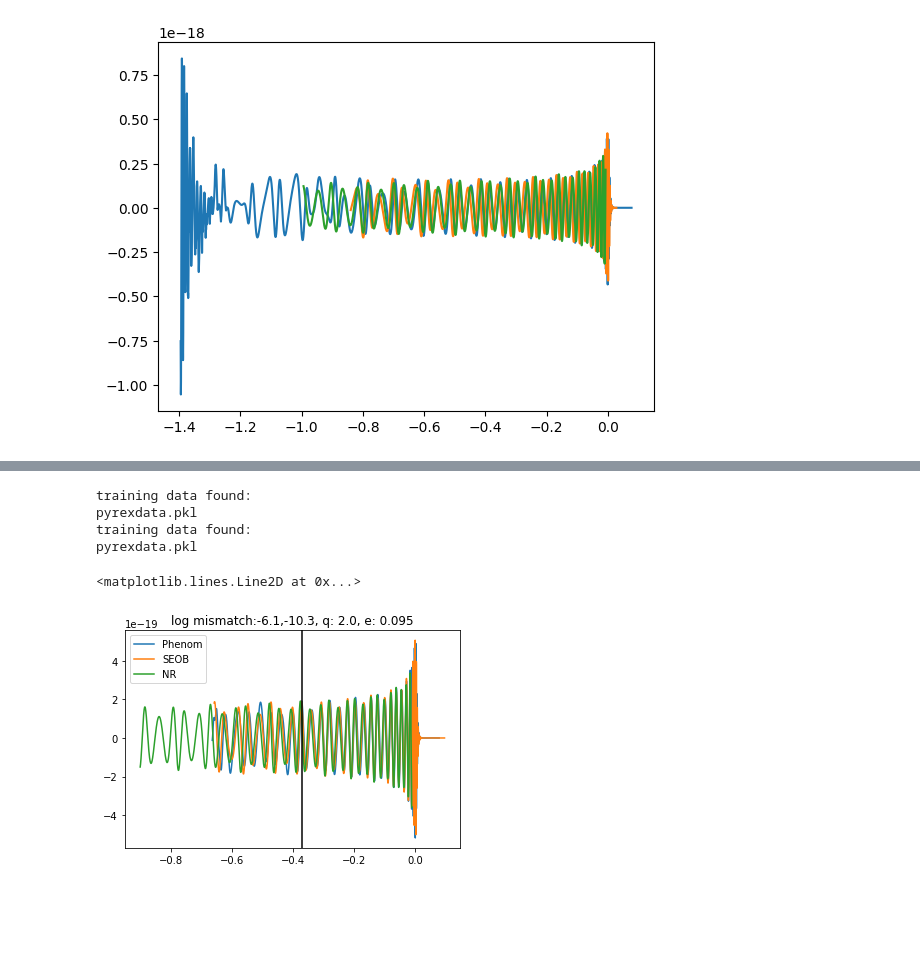
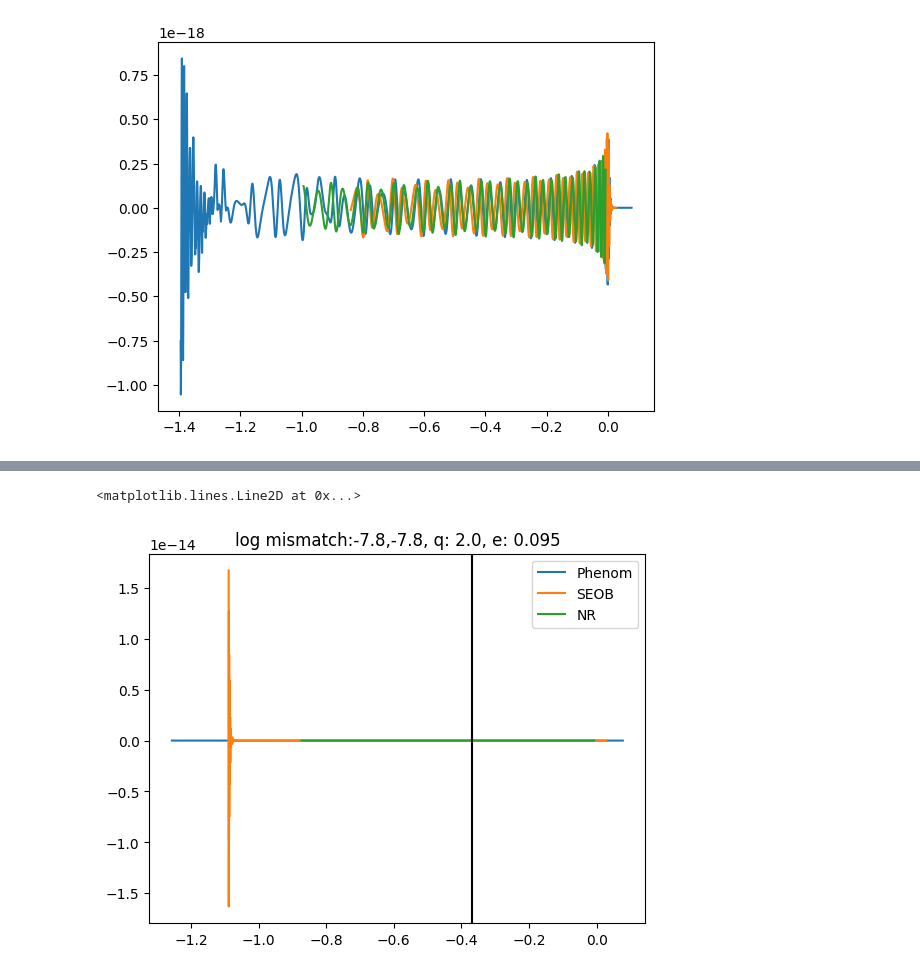
Before and after one commit to aminrouanserik/pyrex, a Jupyter notebook: example/testresult.ipynb, the cells around one changed output, grey strips where cells are left out. Drawn from its saved outputs; the diff is of its cells as text; code cells hidden in the pictures; blank space fills up the shorter version.

```diff
--- a/example/testresult.ipynb
+++ b/example/testresult.ipynb
@@ -77,7 +77,7 @@ data_all = Glassware(q = data['q'], chi = 0, names = data['name'], e_ref = data[
 # %% [output]
 Loading SXS simulations using latest tag 'v3.0.0', published at 2025-05-14T18:17:30Z.
 # %%
-training = Glassware(q = data_training['q'], chi = 0, names = data_training['name'], e_ref = data_training['e_comm'], outfname = '../data/pyrexdata.pkl')
+training = Glassware(q = data_training['q'], chi = 0, names = data_training['name'], e_ref = data_training['e_comm'])
 # %%
 for i in range(len(data_all.names)):
     if data_all.names[i] not in training.names:
@@ -300,10 +313,11 @@ mass1=m1
 mass2=m2
 x=x_test[i]
 eccentricity=data_test['e_comm'][i]
+samplerate = 4096
 testPhenom=Cookware(approximant1,mass1,mass2,spin1x,spin1y,spin1z,spin2x,spin2y,spin2z,eccentricity,x,inclination,distance,coa_phase)
 testSEOB=Cookware(approximant2,mass1,mass2,spin1x,spin1y,spin1z,spin2x,spin2y,spin2z,eccentricity,x,inclination,distance,coa_phase)
-matchPhnm=compute_match(data_test['time'][i],data_test['h22'][i],testPhenom.time/(total_mass*lal.MTSUN_SI),testPhenom.h22/(scale*y22),newt,samplerate)
-matchSEOB=compute_match(data_test['time'][i],data_test['h22'][i],testSEOB.time/(total_mass*lal.MTSUN_SI),testSEOB.h22/(scale*y22),newt,samplerate)
+matchPhnm=compute_match(data_test['time'][i]*(total_mass*lal.MTSUN_SI),data_test['h22'][i]*(scale*y22),testPhenom.time/(total_mass*lal.MTSUN_SI),testPhenom.h22/(scale*y22),newt,samplerate)
+matchSEOB=compute_match(data_test['time'][i]*(total_mass*lal.MTSUN_SI),data_test['h22'][i]*(scale*y22),testSEOB.time/(total_mass*lal.MTSUN_SI),testSEOB.h22/(scale*y22),newt,samplerate)
 plt.plot(testPhenom.time[1500:],testPhenom.h22[1500:],label='Phenom')
 plt.plot(testSEOB.time[50:],testSEOB.h22[50:]*np.exp(3./5*np.pi*1j),label='SEOB')
 plt.plot(data_test['time'][i]*(total_mass*lal.MTSUN_SI),data_test['h22'][i]*(scale*y22)*np.exp(np.pi/2*1j),label='NR')
@@ -320,27 +330,23 @@ pyrexdata.pkl
 # %%
 i=5
 m1,m2=masses_from_q(data_test['q'][i],total_mass)
 mass1=m1
 mass2=m2
 x=x_test[i]
 eccentricity=data_test['e_comm'][i]
 testPhenom=Cookware(approximant1,mass1,mass2,spin1x,spin1y,spin1z,spin2x,spin2y,spin2z,eccentricity,x,inclination,distance,coa_phase)
 testSEOB=Cookware(approximant2,mass1,mass2,spin1x,spin1y,spin1z,spin2x,spin2y,spin2z,eccentricity,x,inclination,distance,coa_phase)
-matchPhnm=compute_match(data_test['time'][i],data_test['h22'][i],testPhenom.time/(total_mass*lal.MTSUN_SI),testPhenom.h22/(scale*y22),newt,samplerate)
-matchSEOB=compute_match(data_test['time'][i],data_test['h22'][i],testSEOB.time/(total_mass*lal.MTSUN_SI),testSEOB.h22/(scale*y22),newt,samplerate)
+matchPhnm=compute_match(data_test['time'][i]*(total_mass*lal.MTSUN_SI),data_test['h22'][i]*(scale*y22),testPhenom.time/(total_mass*lal.MTSUN_SI),testPhenom.h22/(scale*y22),newt,samplerate)
+matchSEOB=compute_match(data_test['time'][i]*(total_mass*lal.MTSUN_SI),data_test['h22'][i]*(scale*y22),testSEOB.time/(total_mass*lal.MTSUN_SI),testSEOB.h22/(scale*y22),newt,samplerate)
 plt.plot(testPhenom.time[1500:],testPhenom.h22[1500:],label='Phenom')
 plt.plot(testSEOB.time[50:],testSEOB.h22[50:]*np.exp(2./3*np.pi*1j),label='SEOB')
 plt.plot(data_test['time'][i]*(total_mass*lal.MTSUN_SI),data_test['h22'][i]*(scale*y22)*np.exp(-np.pi/2*1j),label='NR')
 plt.legend()
 plt.title('log mismatch:'+str(round(np.log10(1-matchPhnm),1))+','+str(round(np.log10(1-matchSEOB),1))+', q: '+str(data_test['q'][i])+', e: '+str(data_test['e_comm'][i]))
 plt.axvline(x=-1500*(total_mass*lal.MTSUN_SI),color='k')
 # %% [output]
-training data found:
-pyrexdata.pkl
-training data found:
-pyrexdata.pkl
+<matplotlib.lines.Line2D at 0x...>
-<matplotlib.lines.Line2D at 0x...>
-[figure, old version]
+[figure, new version]
 # %%
 i=4
 m1,m2=masses_from_q(data_test['q'][i],total_mass)
```
Also changed, not shown: parts of 14 cells of this notebook, 5 other files.
